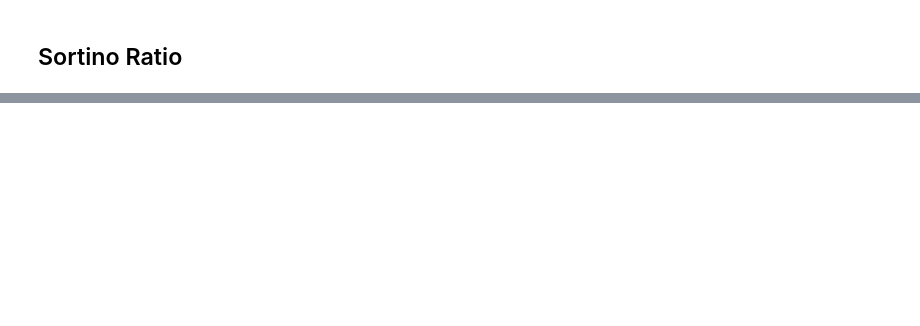
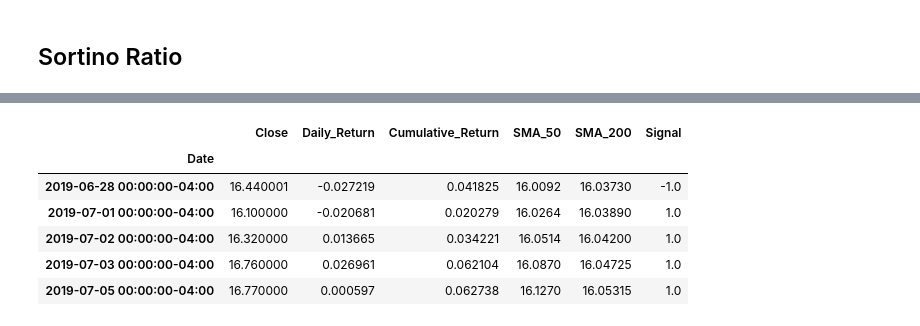
Before and after one commit to amirctech/Financial-Analysis-of-Real-Estate-Stocks, a Jupyter notebook: Farmland Portfolio.ipynb, the cells around one changed output, grey strips where cells are left out. Drawn from its saved outputs; the diff is of its cells as text; code cells hidden in the pictures; blank space fills up the shorter version.

```diff
--- a/Farmland Portfolio.ipynb
+++ b/Farmland Portfolio.ipynb
@@ -150,0 +188,13 @@ print(sortino_ratio)
+# %%
+# Drop NaN values and shift target variable by one day
+df['Signal'] = df['Signal'].shift(-1)
+df = df.dropna()
+df.head()
+# %% [output]
+|  | Close | Daily_Return | Cumulative_Return | SMA_50 | SMA_200 | Signal |
+| Date |  |  |  |  |  |  |
+| 2019-06-28 00:00:00-04:00 | 16.440001 | -0.027219 | 0.041825 | 16.0092 | 16.03730 | -1.0 |
+| 2019-07-01 00:00:00-04:00 | 16.100000 | -0.020681 | 0.020279 | 16.0264 | 16.03890 | 1.0 |
+| 2019-07-02 00:00:00-04:00 | 16.320000 | 0.013665 | 0.034221 | 16.0514 | 16.04200 | 1.0 |
+| 2019-07-03 00:00:00-04:00 | 16.760000 | 0.026961 | 0.062104 | 16.0870 | 16.04725 | 1.0 |
+| 2019-07-05 00:00:00-04:00 | 16.770000 | 0.000597 | 0.062738 | 16.1270 | 16.05315 | 1.0 |
```
Also changed, not shown: parts of 18 cells of this notebook.
